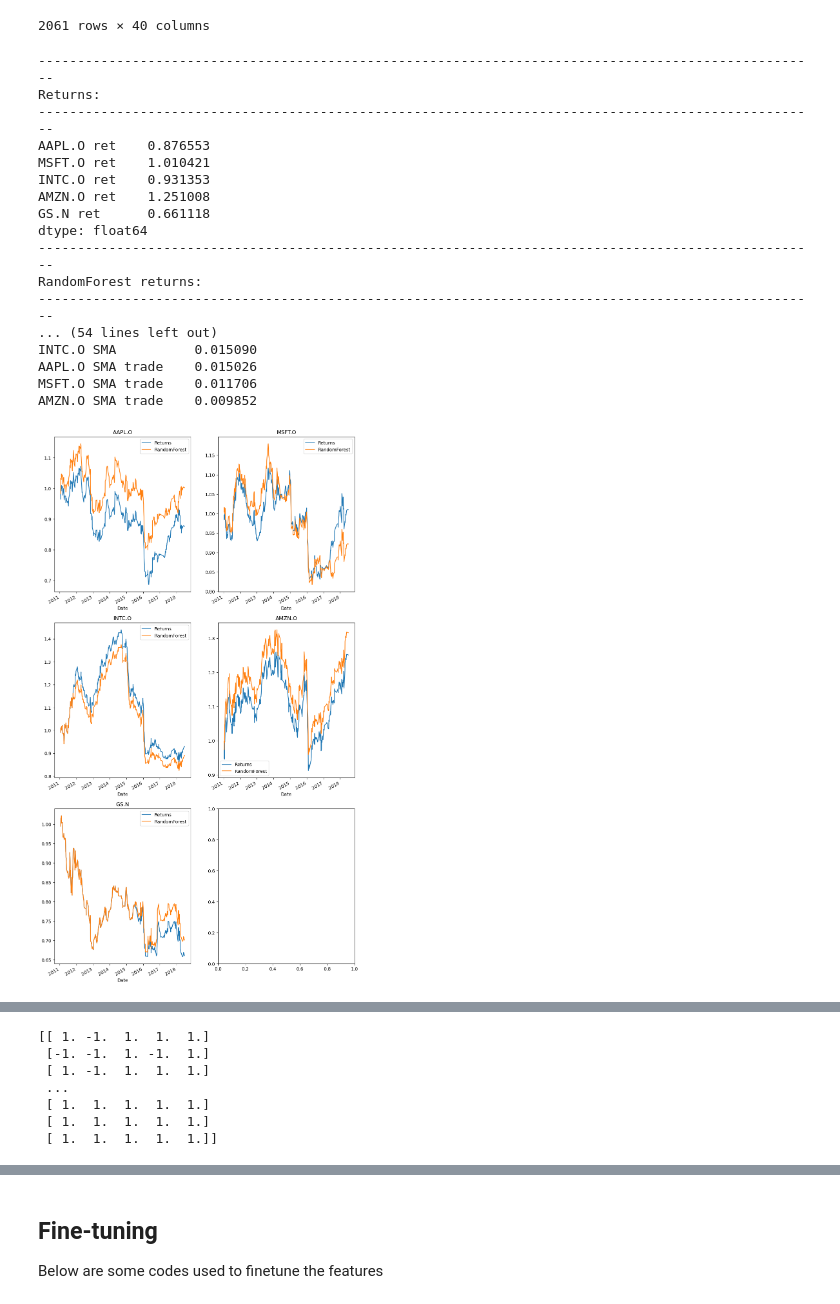
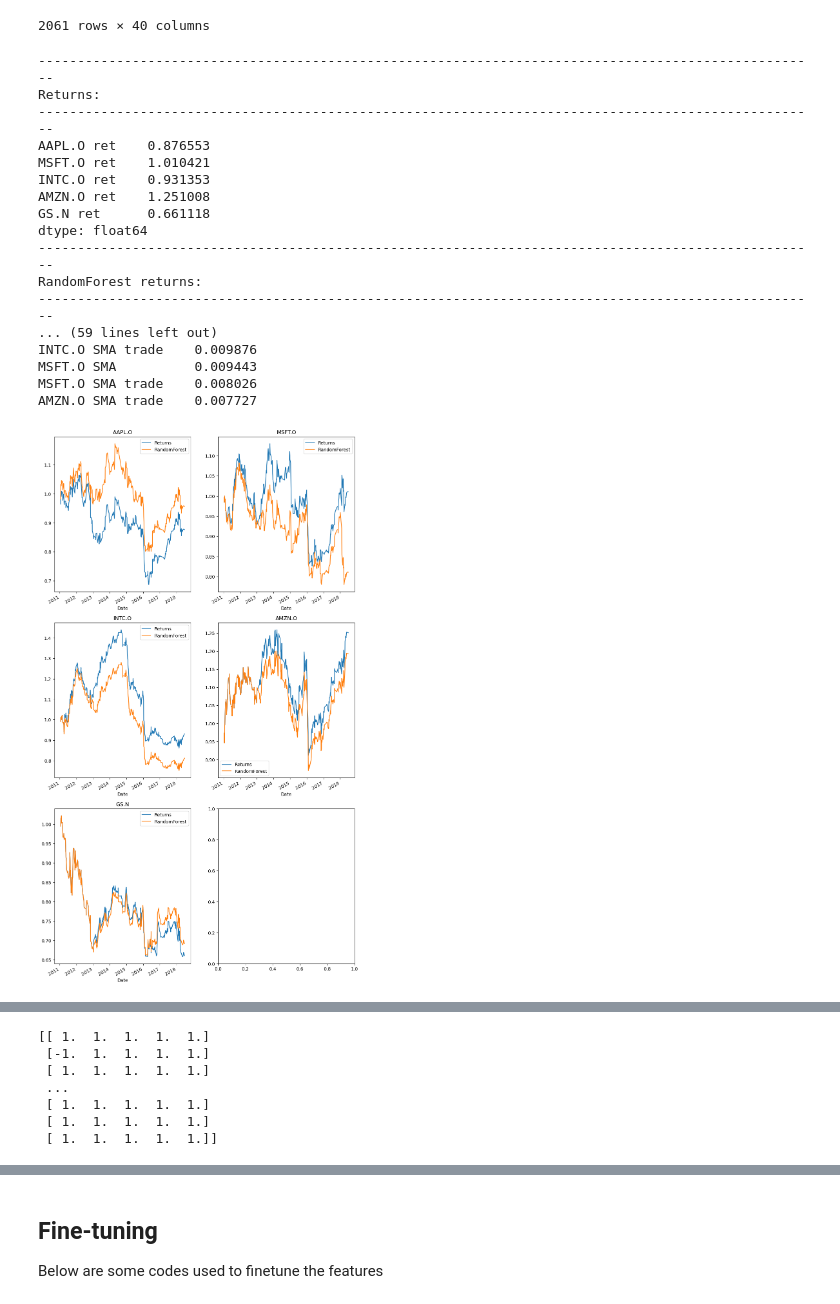
Before and after one commit to AY2324S2-QF2103-Group-9/Trading-Strategies-Comparison, a Jupyter notebook: Project_RandomForest.ipynb, the cells around one changed output, grey strips where cells are left out. Drawn from its saved outputs; the diff is of its cells as text; code cells hidden in the pictures.

```diff
--- a/Project_RandomForest.ipynb
+++ b/Project_RandomForest.ipynb
@@ -187,19 +187,22 @@ def moving_average(data, window_short=10, window_long=250):
     return short_ma, long_ma
 
 for stock in colnames:
-    short, long = moving_average(data[f"{stock} ret"])
-    data[f'{stock} ret SMA'] = np.where(short > long, 1, -1)
-    data[f"{stock} ret SMA"] = data[f"{stock} ret SMA"].shift(1)
+    short, long = moving_average(data[stock])
+    data[f'{stock} SMA'] = np.where(short > long, 1, -1)
+    data[f"{stock} SMA"] = data[f"{stock} SMA"].shift(1)
 
-ma_feat = [f"{stock} ret SMA" for stock in colnames]
+ma_feat = [f"{stock} SMA" for stock in colnames]
 # %%
-def simple_sma_trade(data, window=20):
+def simple_sma_trade(data, window=150, tolerance=0.01):
     sma = data.rolling(window=window).mean()
+    threshold = tolerance * sma
+
     return np.where(data > sma, 1, -1)
 
-for stock in colnames:
-    data[f"{stock} SMA trade"] = simple_sma_trade(data[stock])
-    data[f"{stock} SMA trade"] = data[f"{stock} SMA trade"].shift(1)
+for i in sma_windows:
+    for stock in colnames:
+        data[f"{stock} SMA {i} trade"] = simple_sma_trade(data[stock], window=i)
+        data[f"{stock} SMA {i} trade"] = data[f"{stock} SMA {i} trade"].shift(1)
 
 sma_feat = [f"{stock} SMA trade" for stock in colnames]
 # %%
@@ -209,11 +212,12 @@ for stock in colnames:
     feat = f"{stock} digi-rsi"
     rsi = f"{stock} rsi"
     feat_data[feat] = np.digitize(feat_data[rsi], bins=rsi_bins[stock])
-    feat_data[feat + "-1"] = np.digitize(feat_data[rsi], bins=[30, 70])
-    feat_data[feat + "-2"] = np.digitize(feat_data[rsi], bins=[20, 80])
-    feat_data[f'{stock} SMA'] = np.where(feat_data[f"{stock} SMA 20"] > feat_data[f"{stock} SMA 50"], 1, -1)
+    # feat_data[feat + "-1"] = np.digitize(feat_data[rsi], bins=[30, 70])
+    # feat_data[feat + "-2"] = np.digitize(feat_data[rsi], bins=[20, 80])
+    # feat_data[f'{stock} SMA'] = np.where(feat_data[f"{stock} SMA 20"] > feat_data[f"{stock} SMA 50"], 1, -1)
+    feat_data[f"{stock} SMA trade"] = feat_data[f"{stock} SMA 20 trade"]
 
-ma_feat = [f"{stock} SMA" for stock in colnames]
+rsi_feat = [f"{stock} digi-rsi" for stock in colnames]
 # %%
 def print_data(string, data):
     print("-" * 100)
@@ -224,7 +228,7 @@ def print_data(string, data):
 data_train, data_test = train_test_split(feat_data,
                                          test_size = 0.2,
                                          random_state = 0)
-features = ma_feat + sma_feat + lag_feat# + [f"{stock} ret SMA" for stock in colnames]
+features = ma_feat + sma_feat + lag_feat + rsi_feat
 
 roll = 5
 # test_split = len(data) // 5
@@ -290,47 +294,47 @@ for i, stock in enumerate(colnames):
     for actual, predicted in zip(data_test[f"{stock} dir"].values, results[:, i]):
         actual_index = 0 if actual == -1 else 1
         predicted_index = 0 if predicted == -1 else 1
         conf_matrix[actual_index, predicted_index] += 1
 
     # Calculate F1 score
     f1_score = calculate_f1_score(conf_matrix)
 
     # Plot the confusion matrix as a heatmap
     plt.figure(figsize=(4, 3))
     sns.heatmap(conf_matrix, annot=True, fmt='g', cmap='Blues', cbar=False, xticklabels=['-1', '1'], yticklabels=['-1', '1'])
     plt.xlabel('Predicted')
     plt.ylabel('Actual')
     plt.title(f'Confusion Matrix for {stock} (F1 Score: {f1_score:.2f})')
     plt.show()
 
 print(results)
 # %% [output]
 ----------------------------------------------------------------------------------------------------
 Returns:
 ----------------------------------------------------------------------------------------------------
 AAPL.O ret    0.876553
 MSFT.O ret    1.010421
 INTC.O ret    0.931353
 AMZN.O ret    1.251008
 GS.N ret      0.661118
 dtype: float64
 ----------------------------------------------------------------------------------------------------
 RandomForest returns:
 ----------------------------------------------------------------------------------------------------
-... (54 lines left out)
-INTC.O SMA          0.015090
-AAPL.O SMA trade    0.015026
-MSFT.O SMA trade    0.011706
-AMZN.O SMA trade    0.009852
+... (59 lines left out)
+INTC.O SMA trade    0.009876
+MSFT.O SMA          0.009443
+MSFT.O SMA trade    0.008026
+AMZN.O SMA trade    0.007727
-[figure, old version]
+[figure, new version]
 [figure]
 [figure]
 [figure]
 [figure]
 [figure]
-[[ 1. -1.  1.  1.  1.]
- [-1. -1.  1. -1.  1.]
- [ 1. -1.  1.  1.  1.]
+[[ 1.  1.  1.  1.  1.]
+ [-1.  1.  1.  1.  1.]
+ [ 1.  1.  1.  1.  1.]
  ...
  [ 1.  1.  1.  1.  1.]
  [ 1.  1.  1.  1.  1.]
```
Also changed, not shown: parts of 9 cells of this notebook, 4 other files.
